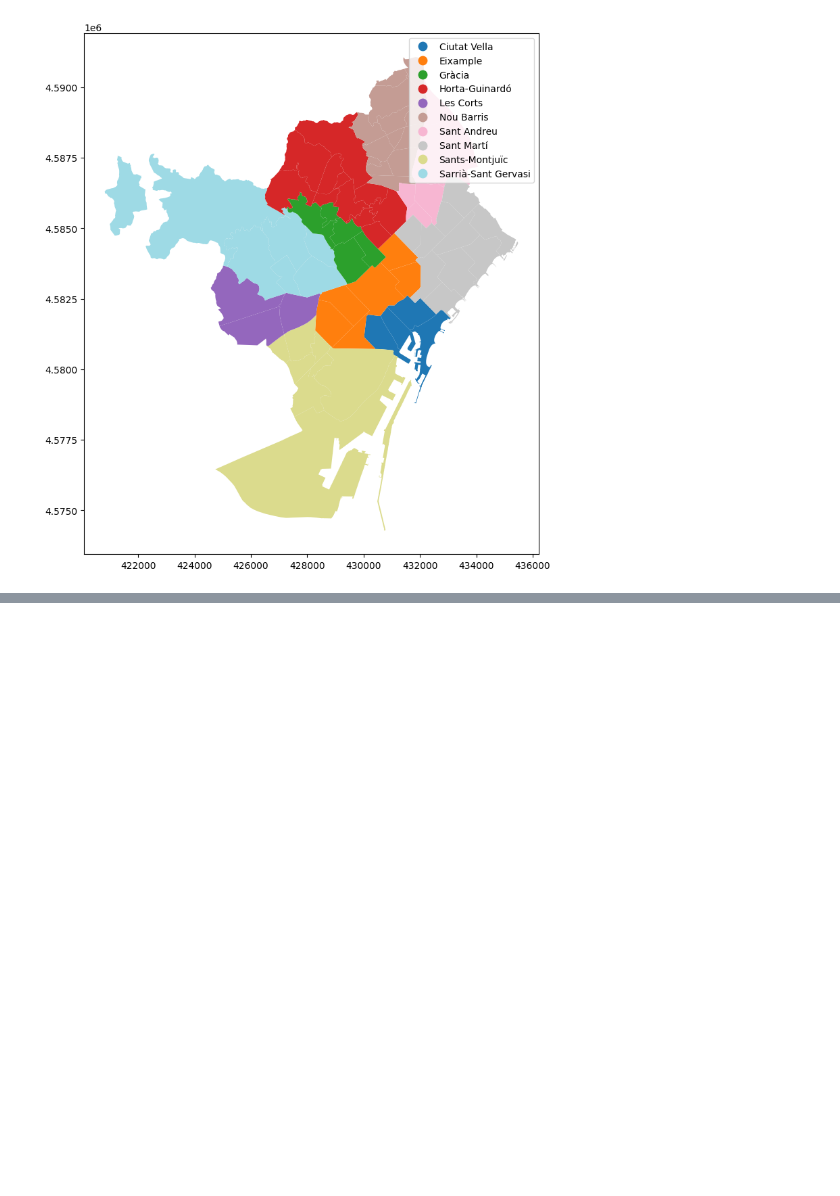
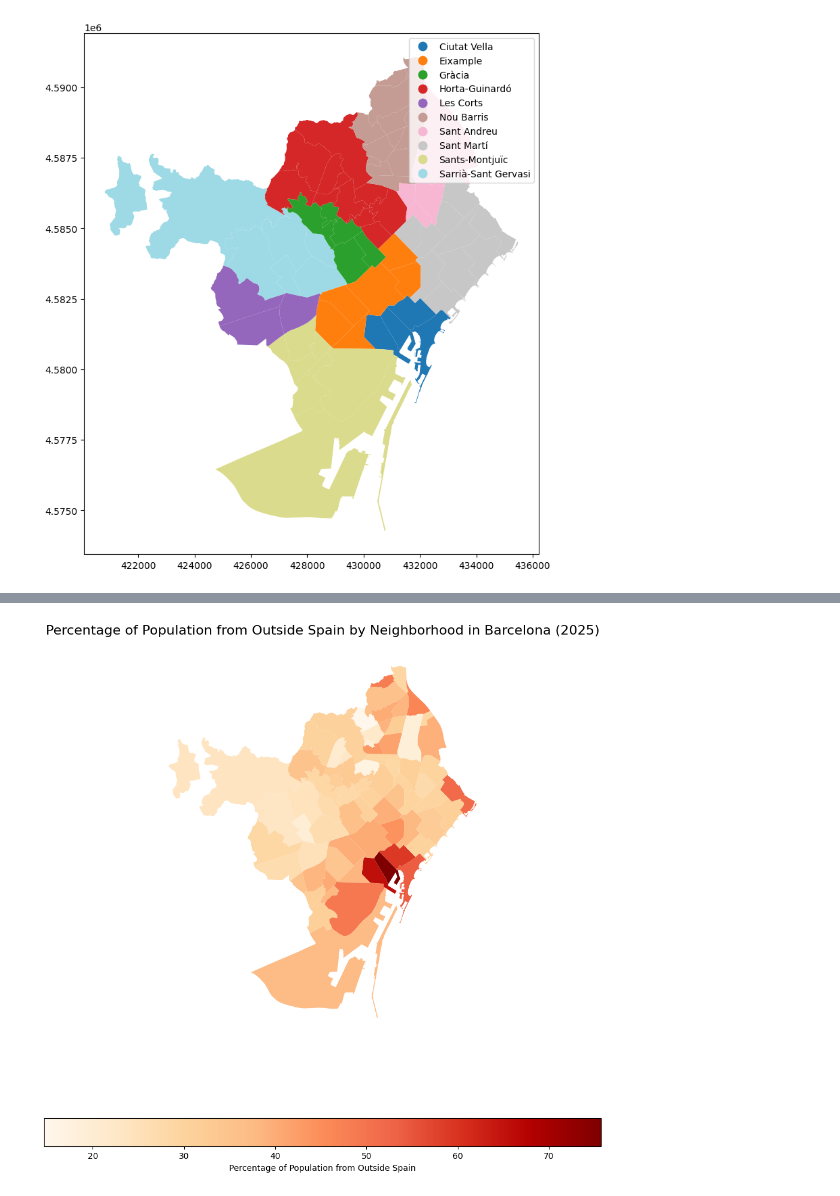
Before and after one commit to pablob2002/pablo-avdm, a Jupyter notebook: Pablo/pablo.ipynb, the cells around one changed output, grey strips where cells are left out. Saved outputs shown, nothing was run; the diff lists cells and outputs as text; code cells hidden in the pictures; blank space fills up the shorter version.

Commit message:
Code added for percentage of immigration representation in map

```diff
--- a/Pablo/pablo.ipynb
+++ b/Pablo/pablo.ipynb
@@ -54,0 +117,19 @@ gdf.plot(column="nom_districte", legend=True, figsize=(10, 10), cmap="tab20")
+# %%
+# Now merge with geospatial data and plot
+# convert WKT strings to geometry objects
+df["geometria_etrs89"] = df["geometria_etrs89"].apply(wkt.loads)   # or gpd.GeoSeries.from_wkt(df["geometry"])
+# create GeoDataFrame and set the correct ETRS89 CRS
+# Choose the right EPSG: EPSG:4258 for geographic ETRS89 (lat/lon),
+# EPSG:25831 for ETRS89 / UTM zone  31N (meters) — choose one that matches your coordinates
+gdf = gpd.GeoDataFrame(df, geometry="geometria_etrs89", crs="EPSG:25831")
+# merge with summary data
+gdf_summary = gdf.merge(summary, left_on=['nom_districte', 'nom_barri'], right_on=['District', 'Neighborhood'], how='left')
+# plot percentage of population from outside Spain
+fig, ax = plt.subplots(1, 1, figsize=(12, 12))
+gdf_summary.plot(column='pct_outside_spain', ax=ax, legend=True, cmap='OrRd',
+                 legend_kwds={'label': "Percentage of Population from Outside Spain", 'orientation': "horizontal"})
+ax.set_title('Percentage of Population from Outside Spain by Neighborhood in Barcelona (2025)', fontsize=16)
+ax.axis('off')
+plt.show()
+# %% [output]
+[figure, added]
```
Also changed, not shown: parts of 2 cells of this notebook.
